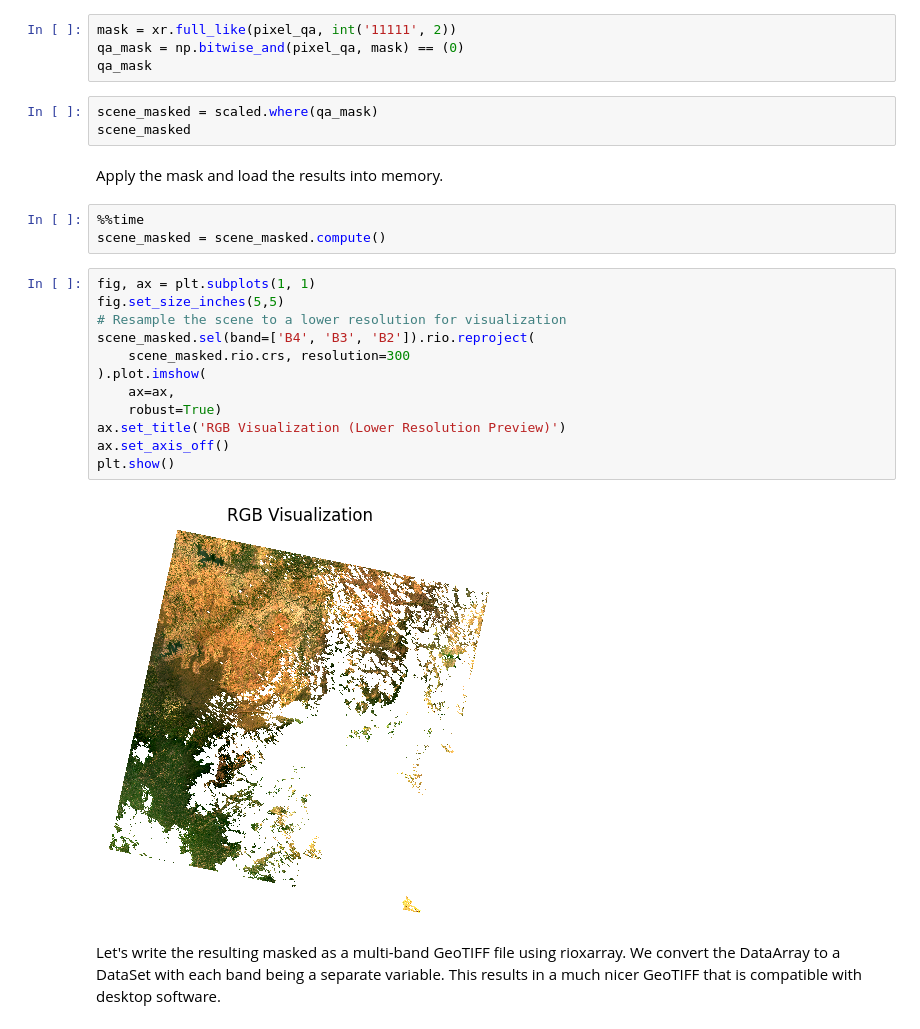
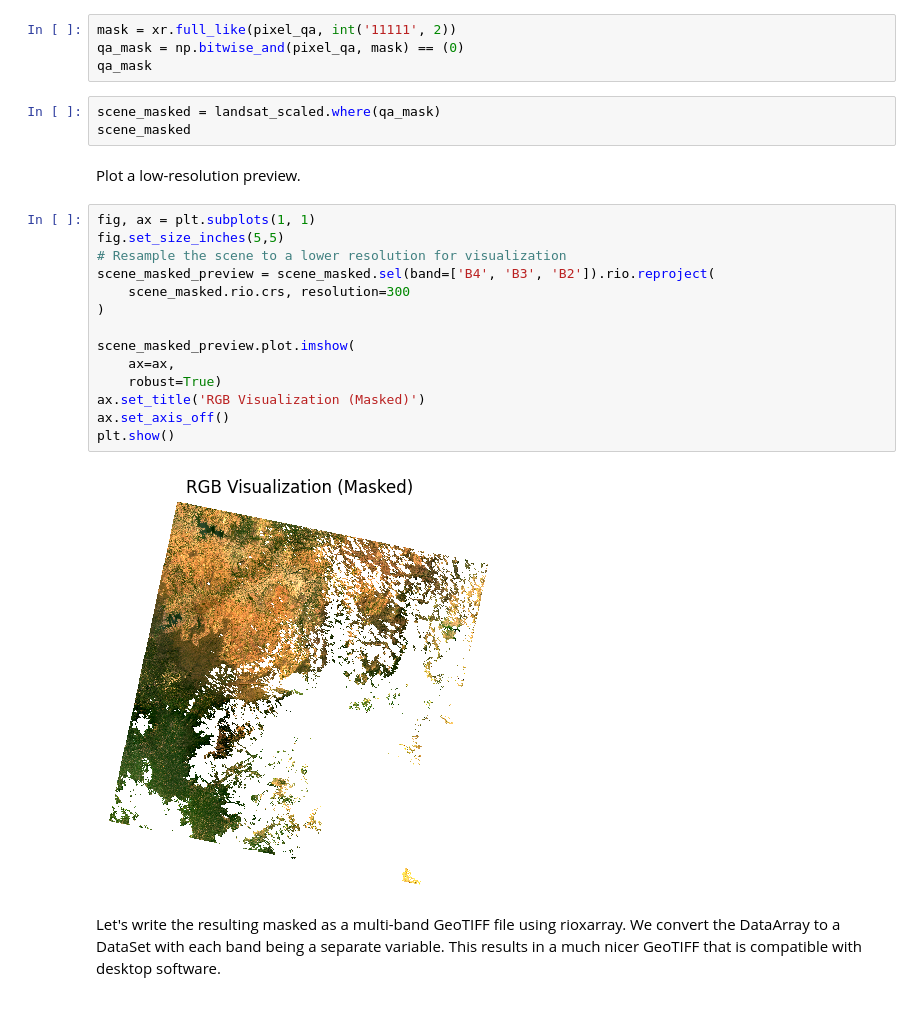
Before and after one commit to spatialthoughts/geopython-tutorials, a Jupyter notebook: notebooks/xarray_processing_satellite_images.ipynb, the cells around one changed output. Cells and saved outputs as stored; diff of their text form.

```diff
--- a/notebooks/xarray_processing_satellite_images.ipynb
+++ b/notebooks/xarray_processing_satellite_images.ipynb
@@ -411,27 +395,26 @@ mask = xr.full_like(pixel_qa, int('11111', 2))
 qa_mask = np.bitwise_and(pixel_qa, mask) == (0)
 qa_mask
 # %%
-scene_masked = scaled.where(qa_mask)
+scene_masked = landsat_scaled.where(qa_mask)
 scene_masked
-# %% [markdown]
-Apply the mask and load the results into memory.
-# %%
-%%time
-scene_masked = scene_masked.compute()
-# %%
-fig, ax = plt.subplots(1, 1)
-fig.set_size_inches(5,5)
-# Resample the scene to a lower resolution for visualization
-scene_masked.sel(band=['B4', 'B3', 'B2']).rio.reproject(
-    scene_masked.rio.crs, resolution=300
-).plot.imshow(
-    ax=ax,
-    robust=True)
-ax.set_title('RGB Visualization (Lower Resolution Preview)')
-ax.set_axis_off()
-plt.show()
-# %% [output]
-[figure, removed]
+# %% [markdown]
+Plot a low-resolution preview.
+# %%
+fig, ax = plt.subplots(1, 1)
+fig.set_size_inches(5,5)
+# Resample the scene to a lower resolution for visualization
+scene_masked_preview = scene_masked.sel(band=['B4', 'B3', 'B2']).rio.reproject(
+    scene_masked.rio.crs, resolution=300
+)
+
+scene_masked_preview.plot.imshow(
+    ax=ax,
+    robust=True)
+ax.set_title('RGB Visualization (Masked)')
+ax.set_axis_off()
+plt.show()
+# %% [output]
+[figure, added]
 # %% [markdown]
 Let's write the resulting masked as a multi-band GeoTIFF file using rioxarray. We convert the DataArray to a DataSet with each band being a separate variable. This results in a much nicer GeoTIFF that is compatible with desktop software.
 # %%
```
Also changed, not shown: parts of 9 cells of this notebook.
